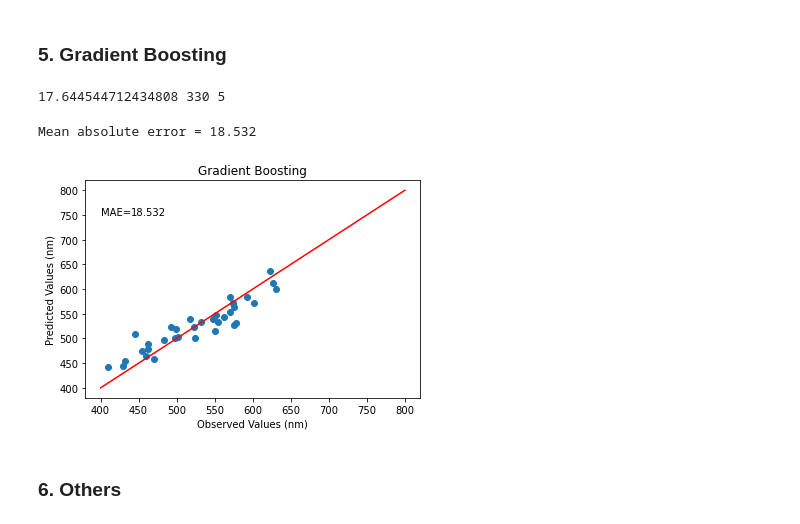
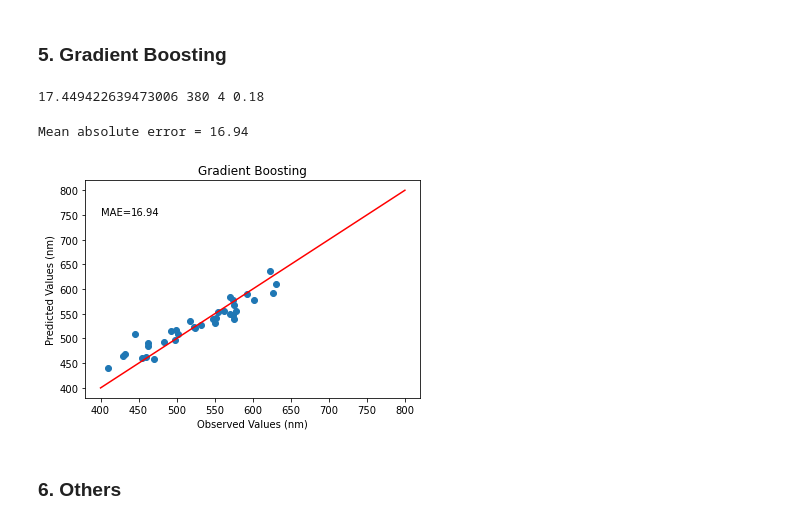
Before and after one commit to anhhaokudo/Cossairt_InP, a Jupyter notebook: notebook/predicting hao's abs.ipynb, the cells around one changed output. Cells and saved outputs as stored; diff of their text form; code cells hidden in the pictures.

```diff
--- a/notebook/predicting hao's abs.ipynb
+++ b/notebook/predicting hao's abs.ipynb
@@ -297,46 +297,50 @@ Mean absolute error = 18.152
 # %% [markdown]
 ### 5. Gradient Boosting
 # %%
-min_mae = 99999
-min_i, min_j = 0, 0
-for i in tqdm(range(80, 350, 10)):
-    for j in range(1, 100):
-        GB_regr = GradientBoostingRegressor(n_estimators=i, max_depth=j)
-        GB_regr.fit(X_train, np.ravel(Y_train))
-        GB_Y_pred = GB_regr.predict(X_test)
+min_mae = 999
+min_i, min_j, min_k, min_l = 0, 0, 0.0, 0
+for i in tqdm(range(300, 390, 10)):
+    for j in range(2, 20, 2):
+        for k in np.arange(0.04, 0.22, 0.02):
+            for l in range(2, 14, 2):
+                GB_regr = GradientBoostingRegressor(n_estimators=i, max_depth=j, learning_rate=k, random_state=l)
+                GB_regr.fit(X_train, np.ravel(Y_train))
+                GB_Y_pred = GB_regr.predict(X_test)
 
-        mae = mean_absolute_error(Y_test, GB_Y_pred)
-        if (min_mae > mae):
-            min_mae = mae
-            min_i = i
-            min_j = j
+                mae = mean_absolute_error(Y_test, GB_Y_pred)
+                if (min_mae > mae):
+                    min_mae = mae
+                    min_i = i
+                    min_j = j
+                    min_k = k
+                    min_l = l
 
-print(min_mae, min_i, min_j)
+print(min_mae, min_i, min_j, min_k)
 # %% [output]
-17.644544712434808 330 5
+17.449422639473006 380 4 0.18
 # %%
-GB_regr = GradientBoostingRegressor(n_estimators=340, max_depth=5)
+GB_regr = GradientBoostingRegressor(n_estimators=380, max_depth=4, learning_rate=0.18, random_state=7)
 
 
 GB_regr.fit(X_train, np.ravel(Y_train))
 
 GB_Y_pred = GB_regr.predict(X_test)
 
 GB_mae = mean_absolute_error(Y_test, GB_Y_pred)
 print("Mean absolute error =", round(GB_mae,3))
 
 plt.figure()
 plt.title("Gradient Boosting")
 plt.plot(Y_test, GB_Y_pred, 'o')
 plt.xlabel('Observed Values (nm)')
 plt.ylabel('Predicted Values (nm)')
 plt.plot([400,800],[400,800], color = 'r')
 plt.text(400, 750, 'MAE=' , fontdict=None)
 plt.text(440, 750, round(GB_mae,3) , fontdict=None)
 plt.show()
 # %% [output]
-Mean absolute error = 18.532
+Mean absolute error = 16.94
-[figure, old version]
+[figure, new version]
 # %% [markdown]
 ### 6. Others
 # %%
```
Also changed, not shown: parts of 3 cells of this notebook, 7 other files.
